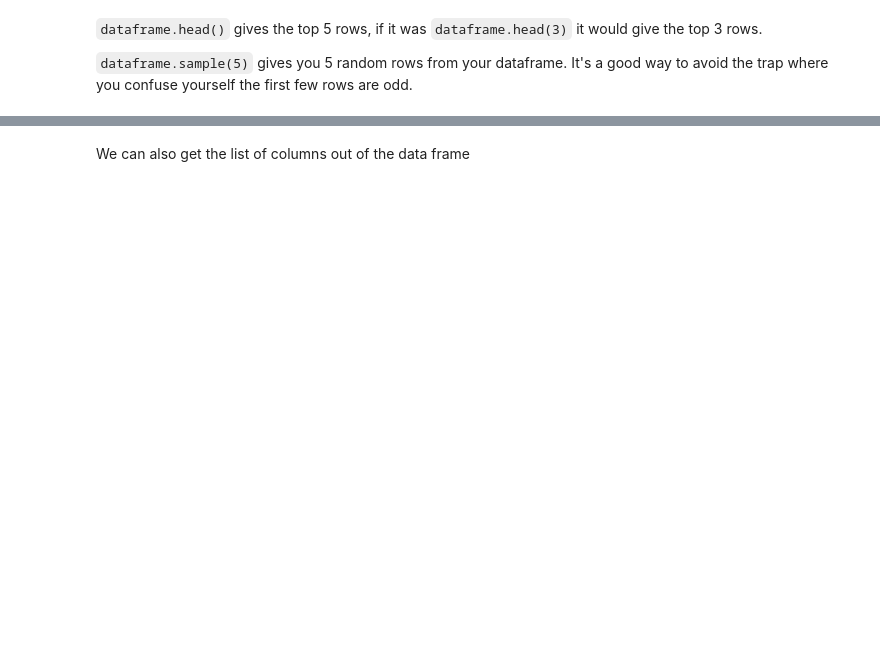
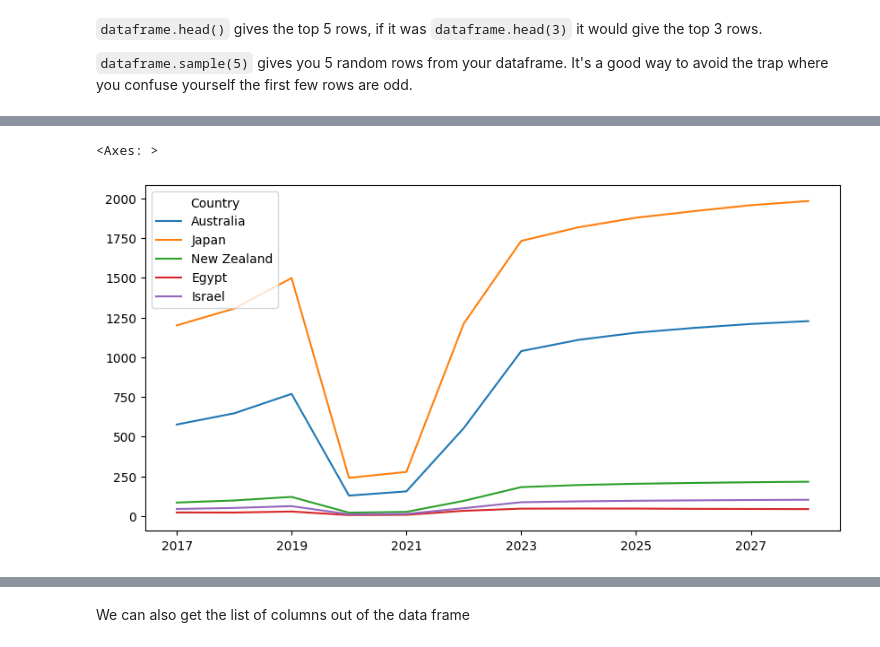
Before and after one commit to Teresa-bing/dataproject, a Jupyter notebook: basic_pandas.ipynb, the cells around one changed output, grey strips where cells are left out. Saved outputs shown, nothing was run; the diff lists cells and outputs as text; code cells hidden in the pictures; blank space fills up the shorter version.

```diff
--- a/basic_pandas.ipynb
+++ b/basic_pandas.ipynb
@@ -74,0 +114,5 @@ penalty_data.sample(5)
+# %%
+cdf[["Australia", "Japan", "New Zealand", "Egypt", "Israel"]].plot() #The developed countries revenue from 2017-2027
+# %% [output]
+<Axes: >
+[figure, added]
```
Also changed, not shown: parts of 77 cells of this notebook, 1 other file.
